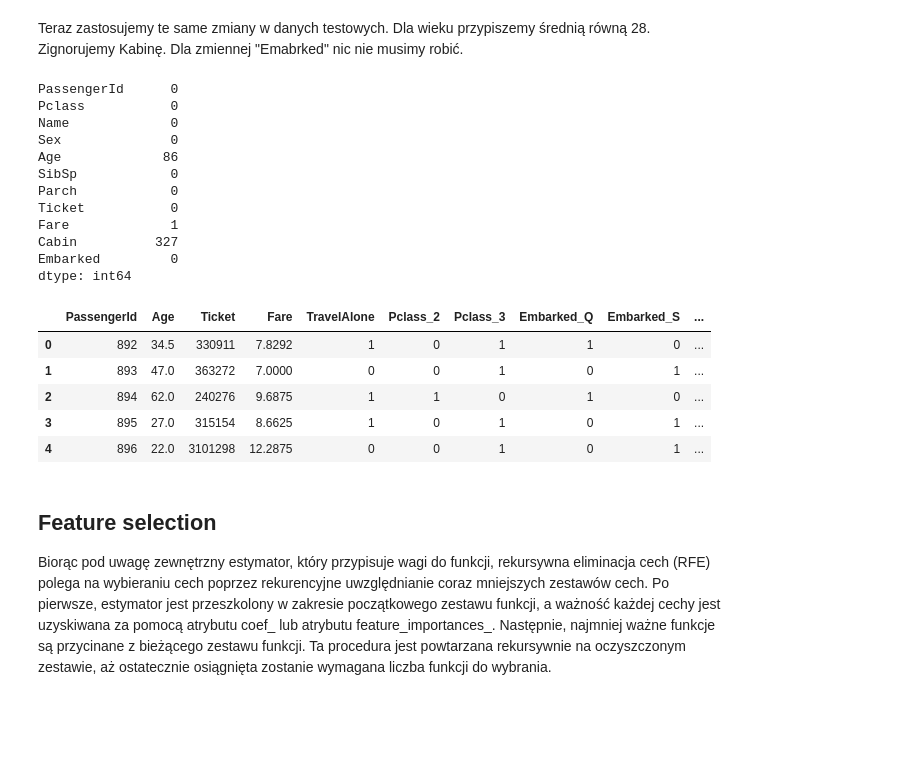
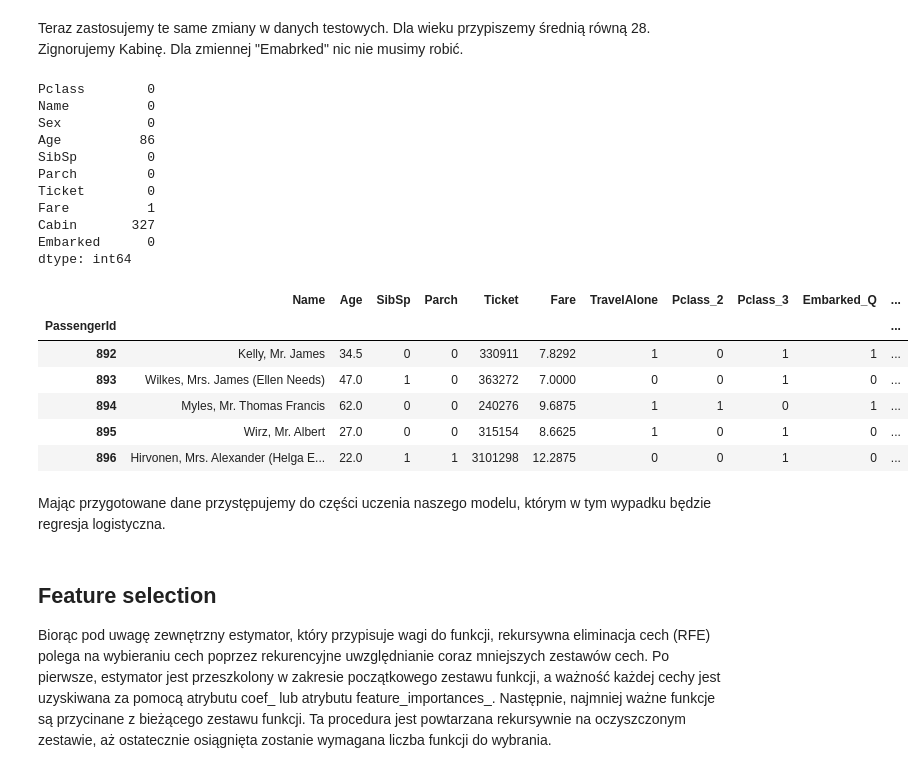
Before and after one commit to pfilo8/Dni-Matematyki-2018---Warsztaty-Gauss, a Jupyter notebook: Titanic.ipynb, the cells around one changed output. Drawn from its saved outputs; the diff is of its cells as text; code cells hidden in the pictures; blank space fills up the shorter version.

```diff
--- a/Titanic.ipynb
+++ b/Titanic.ipynb
@@ -7,11 +11,9 @@ import seaborn as sns
 plt.style.use('ggplot')
 # %%
-# Read CSV train data file into DataFrame
-train_df = pd.read_csv("train.csv")
+# Read CSV data into DataFrame
+train_df = pd.read_csv("train.csv", index_col = 'PassengerId')
+test_df = pd.read_csv("test.csv", index_col = 'PassengerId')
 
-# Read CSV test data file into DataFrame
-test_df = pd.read_csv("test.csv")
-
-# preview train data
+# Preview train data
 train_df.head()
 # %% [output]
@@ -166,38 +212,42 @@ Teraz zastosujemy te same zmiany w danych testowych. Dla wieku przypiszemy śred
 # %%
 test_df.isnull().sum()
 # %% [output]
-PassengerId      0
-Pclass           0
-Name             0
-Sex              0
-Age             86
-SibSp            0
-Parch            0
-Ticket           0
-Fare             1
-Cabin          327
-Embarked         0
+Pclass        0
+Name          0
+Sex           0
+Age          86
+SibSp         0
+Parch         0
+Ticket        0
+Fare          1
+Cabin       327
+Embarked      0
 dtype: int64
 # %%
 test_data = test_df.copy()
-test_data["Age"].fillna(train_df["Age"].median(skipna=True), inplace=True)
-test_data["Fare"].fillna(train_df["Fare"].median(skipna=True), inplace=True)
-test_data.drop('Cabin', axis=1, inplace=True)
 
-test_data['TravelAlone']=np.where((test_data["SibSp"]+test_data["Parch"])>0, 0, 1)
+#Uzupełnianie danych
+test_data["Age"].fillna(train_df["Age"].median(skipna = True), inplace = True)
+test_data["Fare"].fillna(train_df["Fare"].median(skipna = True), inplace = True)
+test_data.drop('Cabin', axis = 1, inplace = True)
 
-test_data.drop('SibSp', axis=1, inplace=True)
-test_data.drop('Parch', axis=1, inplace=True)
+#Tworzenie nowych zmiennych
+test_data['TravelAlone'] = np.where((test_data["SibSp"] + test_data["Parch"])== 0, 1, 0)
+test_data['IsMinor']  =np.where(final_test['Age'] <= 16, 1, 0)
 
-testing = pd.get_dummies(test_data, columns=["Pclass","Embarked","Sex"], drop_first = True)
-testing.drop('Name', axis=1, inplace=True)
+#Usuwanie niepotrzebnych zmiennych
+test_data.drop(['SibSp', 'Parch', 'Name'], axis = 1, inplace = True)
+
+#OneHotEncoding
+testing = pd.get_dummies(test_data, columns = ["Pclass","Embarked","Sex"], drop_first = True)
 
 final_test = testing
 final_test.head()
 # %% [output]
-|  | PassengerId | Age | Ticket | Fare | TravelAlone | Pclass_2 | Pclass_3 | Embarked_Q | Embarked_S | ... |
-| 0 | 892 | 34.5 | 330911 | 7.8292 | 1 | 0 | 1 | 1 | 0 | ... |
-| 1 | 893 | 47.0 | 363272 | 7.0000 | 0 | 0 | 1 | 0 | 1 | ... |
-| 2 | 894 | 62.0 | 240276 | 9.6875 | 1 | 1 | 0 | 1 | 0 | ... |
-| 3 | 895 | 27.0 | 315154 | 8.6625 | 1 | 0 | 1 | 0 | 1 | ... |
-| 4 | 896 | 22.0 | 3101298 | 12.2875 | 0 | 0 | 1 | 0 | 1 | ... |
+|  | Name | Age | SibSp | Parch | Ticket | Fare | TravelAlone | Pclass_2 | Pclass_3 | Embarked_Q | ... |
+| PassengerId |  |  |  |  |  |  |  |  |  |  | ... |
+| 892 | Kelly, Mr. James | 34.5 | 0 | 0 | 330911 | 7.8292 | 1 | 0 | 1 | 1 | ... |
+| 893 | Wilkes, Mrs. James (Ellen Needs) | 47.0 | 1 | 0 | 363272 | 7.0000 | 0 | 0 | 1 | 0 | ... |
+| 894 | Myles, Mr. Thomas Francis | 62.0 | 0 | 0 | 240276 | 9.6875 | 1 | 1 | 0 | 1 | ... |
+| 895 | Wirz, Mr. Albert | 27.0 | 0 | 0 | 315154 | 8.6625 | 1 | 0 | 1 | 0 | ... |
+| 896 | Hirvonen, Mrs. Alexander (Helga E... | 22.0 | 1 | 1 | 3101298 | 12.2875 | 0 | 0 | 1 | 0 | ... |
@@ -208,3 +254,5 @@ final_test['IsMinor']=np.where(final_test['Age']<=16, 1, 0)
+# %% [markdown]
+Mając przygotowane dane przystępujemy do części uczenia naszego modelu, którym w tym wypadku będzie regresja logistyczna.
 # %% [markdown]
 ## Feature selection
 
```
Also changed, not shown: parts of 45 cells of this notebook, 2 other files.
